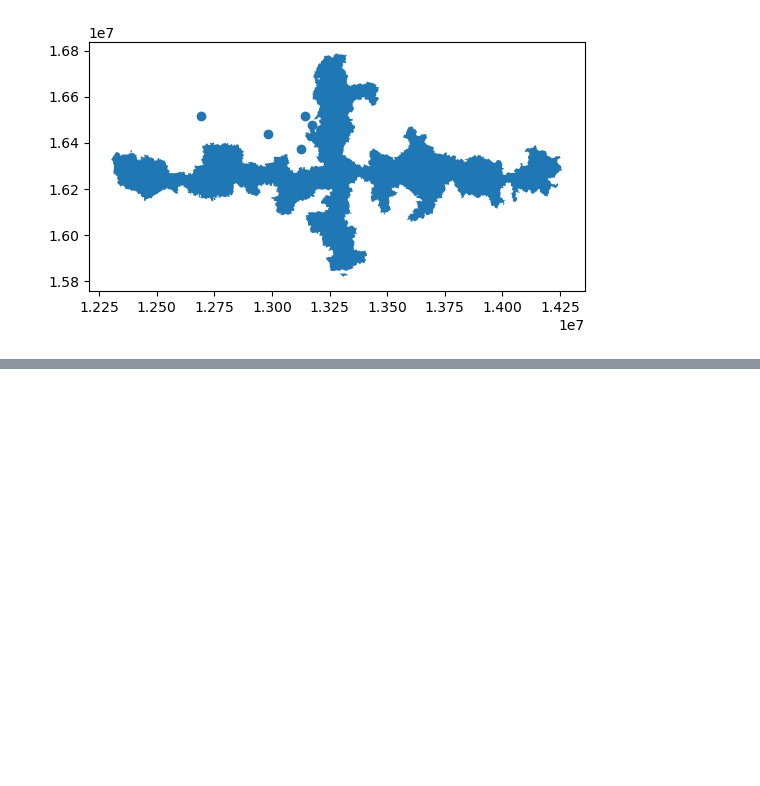
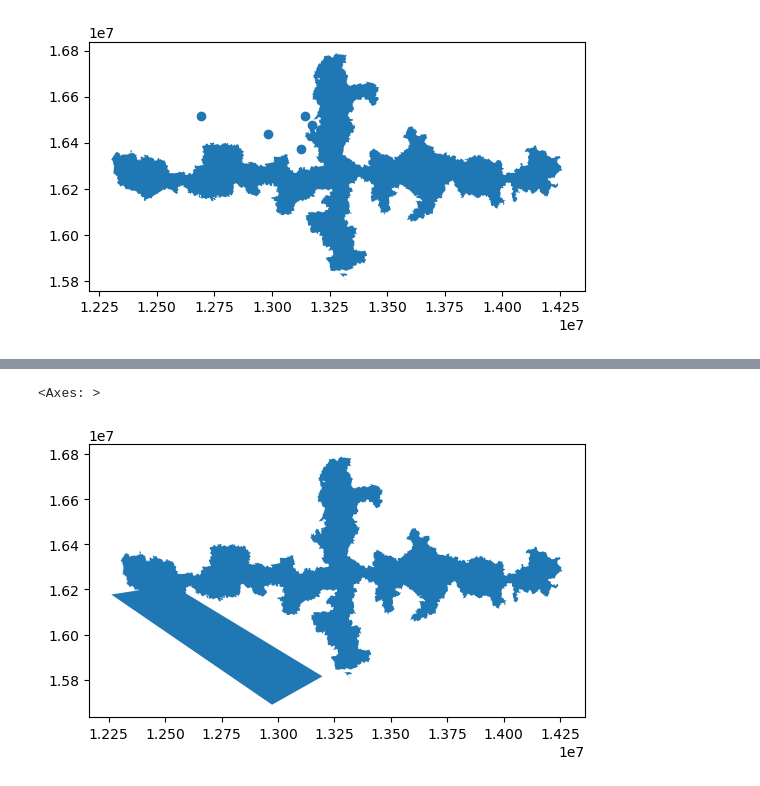
Before and after one commit to ZurinaGarcia/tareaEntregable3, a Jupyter notebook: index.ipynb, the cells around one changed output, grey strips where cells are left out. Cells and saved outputs as stored; diff of their text form; code cells hidden in the pictures; blank space fills up the shorter version.

```diff
--- a/index.ipynb
+++ b/index.ipynb
@@ -775,0 +778,6 @@ result_intersection.plot(ax=base, facecolor='red', alpha=0.4)  # Cambia el color
+# %%
+union_top = Ukraine_AirBottomLeft.union(muniMidUkraine)
+union_top.plot()
+# %% [output]
+<Axes: >
+[figure, added]
```
Also changed, not shown: parts of 20 cells of this notebook.
